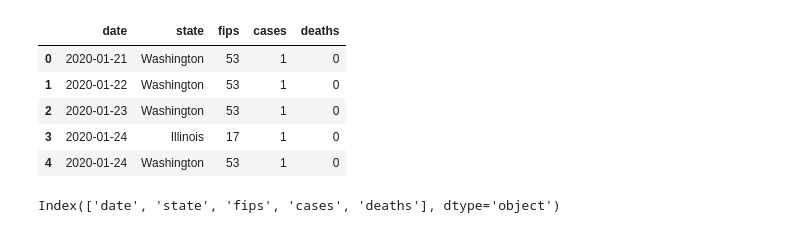
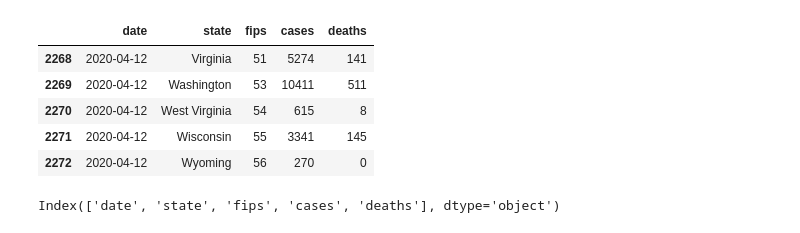
Before and after one commit to leslieshanecr/covid-19-Hawaii, a Jupyter notebook: Covid_19_Hawaii.ipynb, the cells around one changed output. Cells and saved outputs as stored; diff of their text form; code cells hidden in the pictures.

```diff
--- a/Covid_19_Hawaii.ipynb
+++ b/Covid_19_Hawaii.ipynb
@@ -3,14 +3,14 @@
 # %%
 import pandas as pd
 df = pd.read_csv("https://raw.githubusercontent.com/nytimes/covid-19-data/master/us-states.csv")
-df.head()
+df.tail()
 # %% [output]
 |  | date | state | fips | cases | deaths |
-| 0 | 2020-01-21 | Washington | 53 | 1 | 0 |
-| 1 | 2020-01-22 | Washington | 53 | 1 | 0 |
-| 2 | 2020-01-23 | Washington | 53 | 1 | 0 |
-| 3 | 2020-01-24 | Illinois | 17 | 1 | 0 |
-| 4 | 2020-01-24 | Washington | 53 | 1 | 0 |
+| 2268 | 2020-04-12 | Virginia | 51 | 5274 | 141 |
+| 2269 | 2020-04-12 | Washington | 53 | 10411 | 511 |
+| 2270 | 2020-04-12 | West Virginia | 54 | 615 | 8 |
+| 2271 | 2020-04-12 | Wisconsin | 55 | 3341 | 145 |
+| 2272 | 2020-04-12 | Wyoming | 56 | 270 | 0 |
 # %%
 df.columns
 # %% [output]
```
Also changed, not shown: parts of 19 cells of this notebook.
